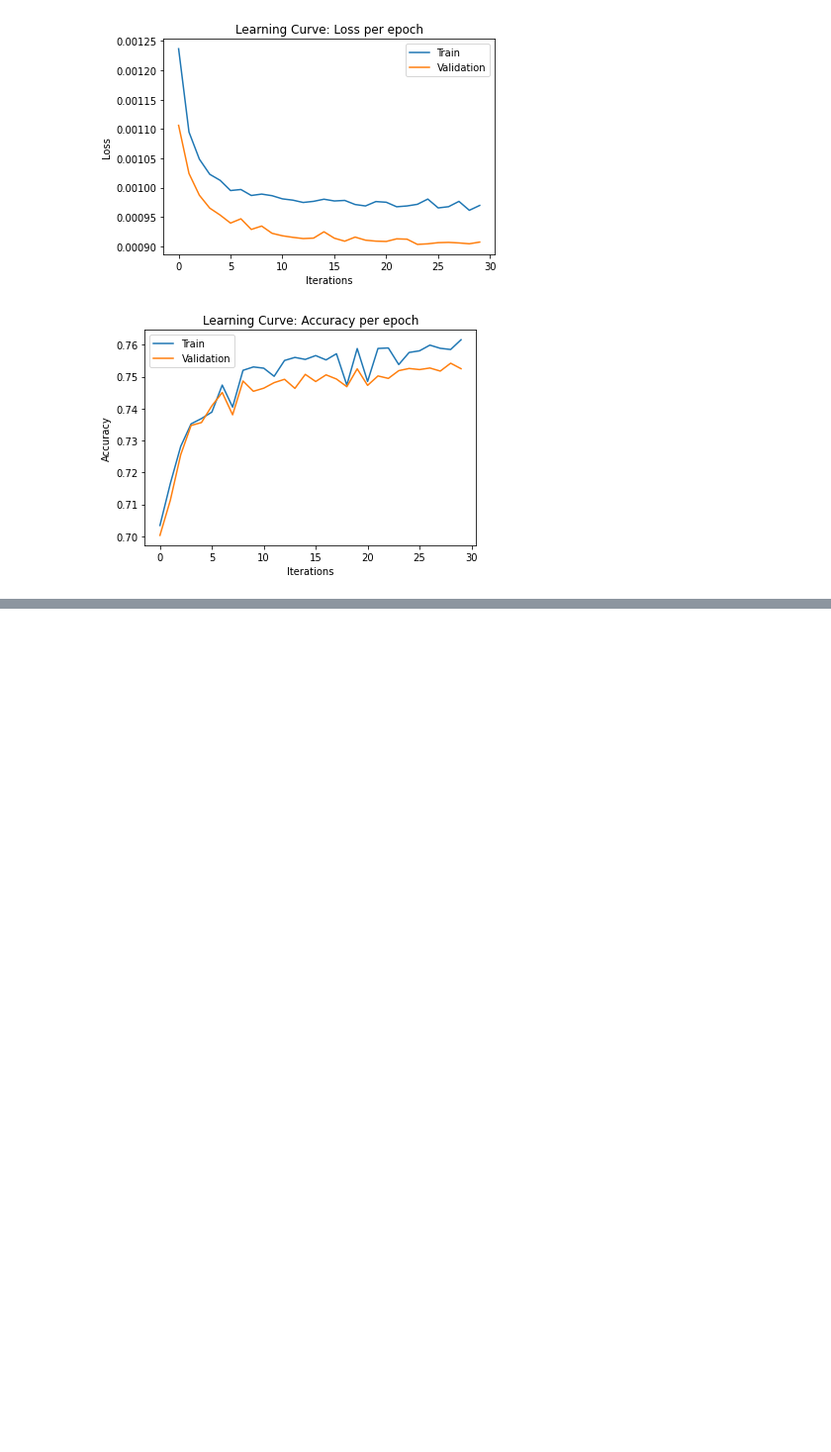
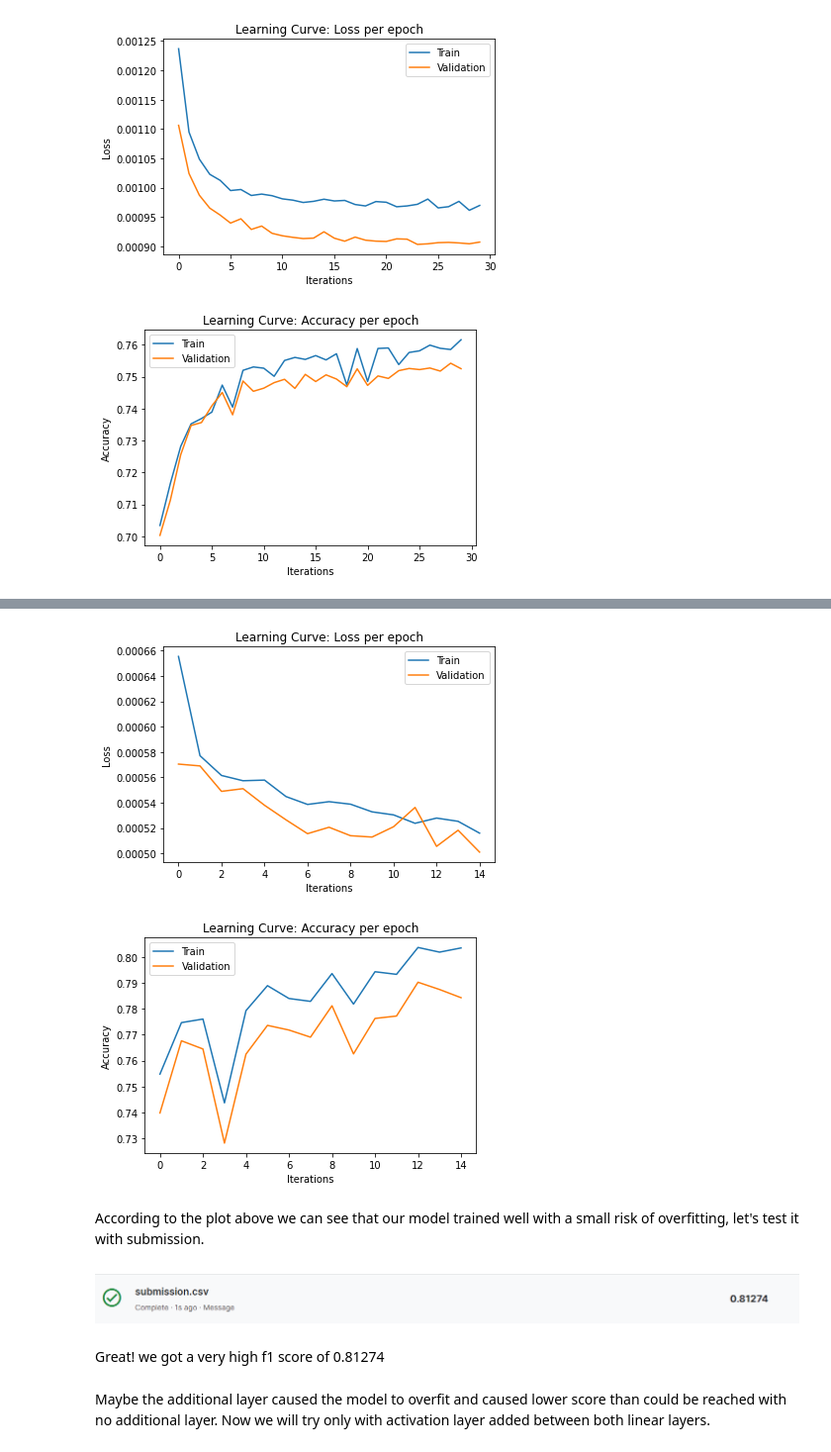
Before and after one commit to ArielFix/DLINtroProject, a Jupyter notebook: NLP_Project Roberta.ipynb, the cells around one changed output, grey strips where cells are left out. Shown at 99% size. Saved outputs shown, nothing was run; the diff lists cells and outputs as text; code cells hidden in the pictures; blank space fills up the shorter version.

```diff
--- a/NLP_Project Roberta.ipynb
+++ b/NLP_Project Roberta.ipynb
@@ -446,0 +559,13 @@ def compute_metrics(eval_preds):
+# %%
+from pretrained.get_pretrained_roberta import GetPretrainedRoberta
+from pretrained.modify_roberta import ModifyRoberta
+
+roberta_model_extra_aug_data_v2 = GetPretrainedRoberta()
+ModifyRoberta.modify_binary_output_activation_extended(roberta_model_extra_aug_data_v2.model)
+ModifyRoberta.modify_only_train_calssifier(roberta_model_extra_aug_data_v2.model)
+# %%
+from roberta.roberta_handle import RobertaHandler as RH
+
+handler = RH()
+
+trained_extra_aug_data_v2 = handler.train_roberta_model(weight_decay=1e-3 ,val_data=aug_val_data_v2 ,batch_size=800, check_point_path=None, learning_rate=1e-3, num_epoches=15, train_data=aug_train_data_v2, model=roberta_model_extra_aug_data_v2)
@@ -446,0 +588,7 @@ def compute_metrics(eval_preds):
+# %%
+RH.plot_learning_curve(*trained_extra_aug_data_v2)
+# %% [output]
+[figure, added]
+[figure, added]
+# %% [markdown]
+According to the plot above we can see that our model trained well with a small risk of overfitting, let's test it with submission.
@@ -446,0 +612,7 @@ def compute_metrics(eval_preds):
+# %% [markdown]
+![image.png](embedded-picture-1)
+# %% [markdown]
+Great! we got a very high f1 score of 0.81274
+# %% [markdown]
+Maybe the additional layer caused the model to overfit and caused lower score than could be reached with no additional layer.
+Now we will try only with activation layer added between both linear layers.
```
Also changed, not shown: parts of 90 cells of this notebook, 2 other files.
